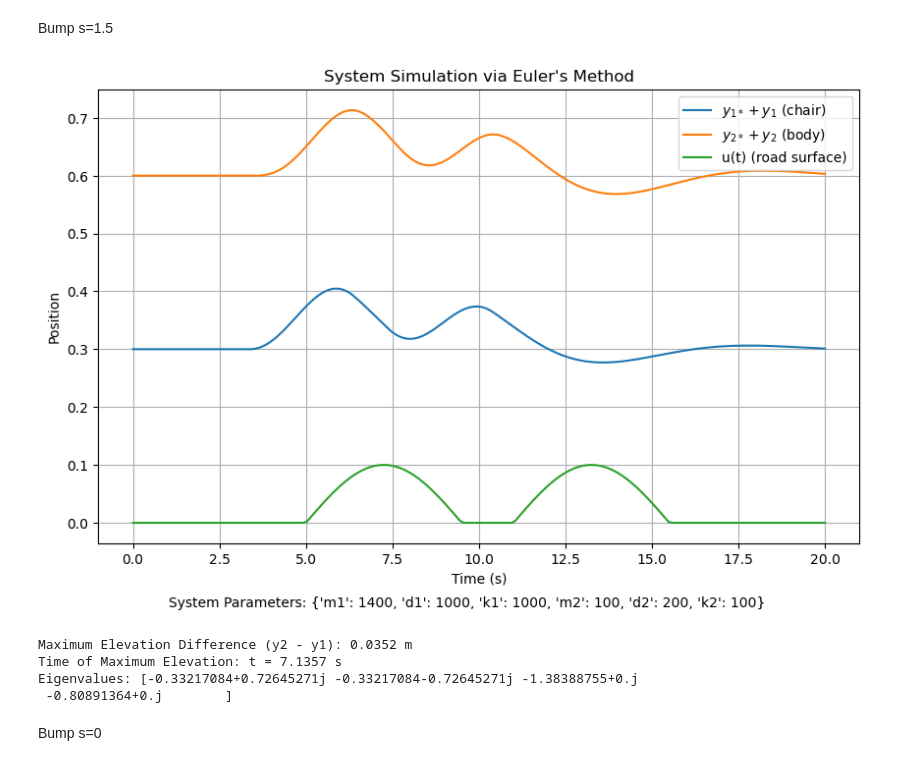
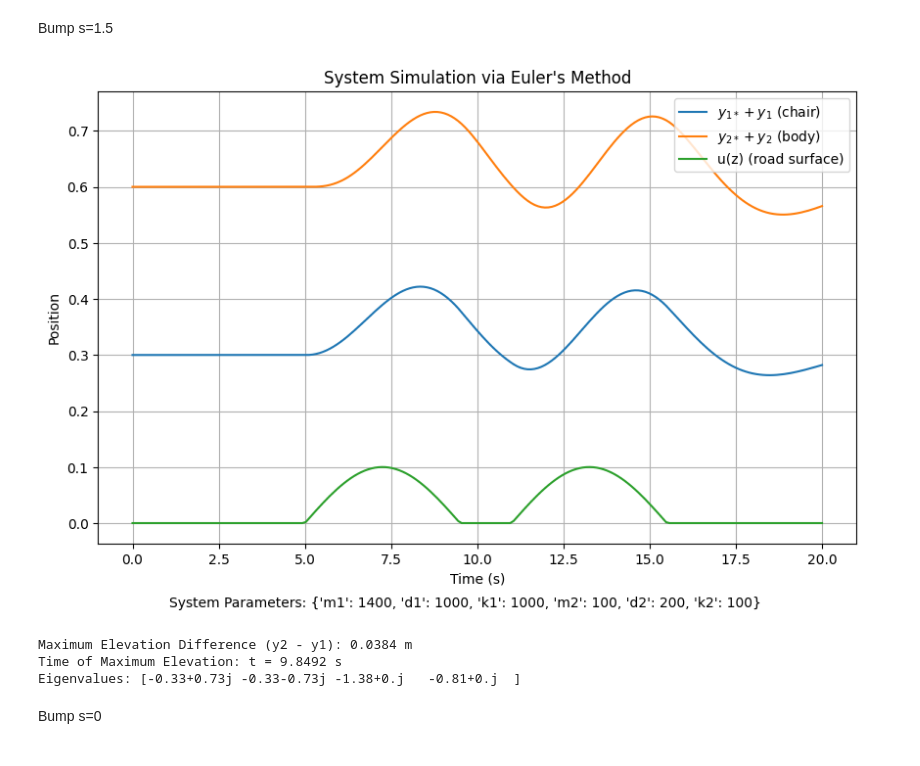
Before and after one commit to FranDeLio/Systems_Theory_Project, a Jupyter notebook: assignment.ipynb, the cells around one changed output. Saved outputs shown, nothing was run; the diff lists cells and outputs as text; code cells hidden in the pictures.

```diff
--- a/assignment.ipynb
+++ b/assignment.ipynb
@@ -114,27 +111,27 @@ Eigenvalues: [-0.33217084+0.72645271j -0.33217084-0.72645271j -1.38388755+0.j
 # %% [markdown]
 Bump s=1.5
 # %%
-u = lambda z: 0.1 * np.cos(-0.6981*(z-7.25)) if 5 <= z <= 9.5 else 0
-z = lambda t: 1.5*t
+s = 3
+z = lambda t: s*t
+u = lambda z: 0.1 * np.cos(-0.6981*(z/s-7.25)) if 5 <= z/s <= 9.5 else 0
 
-u_s1_5 = lambda z: 0.1 * np.cos(-0.6981*(z-7.25-(4.5+1.5))) if 11 <= z <= 15.5 else 0
+u_s1_5 = lambda z: 0.1 * np.cos(-0.6981*(z/s-7.25-(4.5+1.5))) if 11 <= z/s <= 15.5 else 0
 u_sum1_5 = lambda z: u(z)+u_s1_5(z)
 
 input_parameters = {"m1":1400, "d1": 1000, "k1": 1000,
                     "m2": 100, "d2": 200, "k2": 100}
 initial_conditions = {"x1": 0, "x2": 0, "x3": 0, "x4": 0}
 
 model = LinearControlSystem(input_parameters, u=u_sum1_5, z=z, time=20)
 model.solve(initial_conditions)
 model.plot(plot_u=True)
 model.compute_max_elevation()
 model.compute_eigenvalues()
 # %% [output]
-[figure, old version]
+[figure, new version]
-Maximum Elevation Difference (y2 - y1): 0.0352 m
-Time of Maximum Elevation: t = 7.1357 s
-Eigenvalues: [-0.33217084+0.72645271j -0.33217084-0.72645271j -1.38388755+0.j
- -0.80891364+0.j        ]
+Maximum Elevation Difference (y2 - y1): 0.0384 m
+Time of Maximum Elevation: t = 9.8492 s
+Eigenvalues: [-0.33+0.73j -0.33-0.73j -1.38+0.j   -0.81+0.j  ]
 # %% [markdown]
 Bump s=0
 # %%
```
Also changed, not shown: parts of 9 cells of this notebook.
